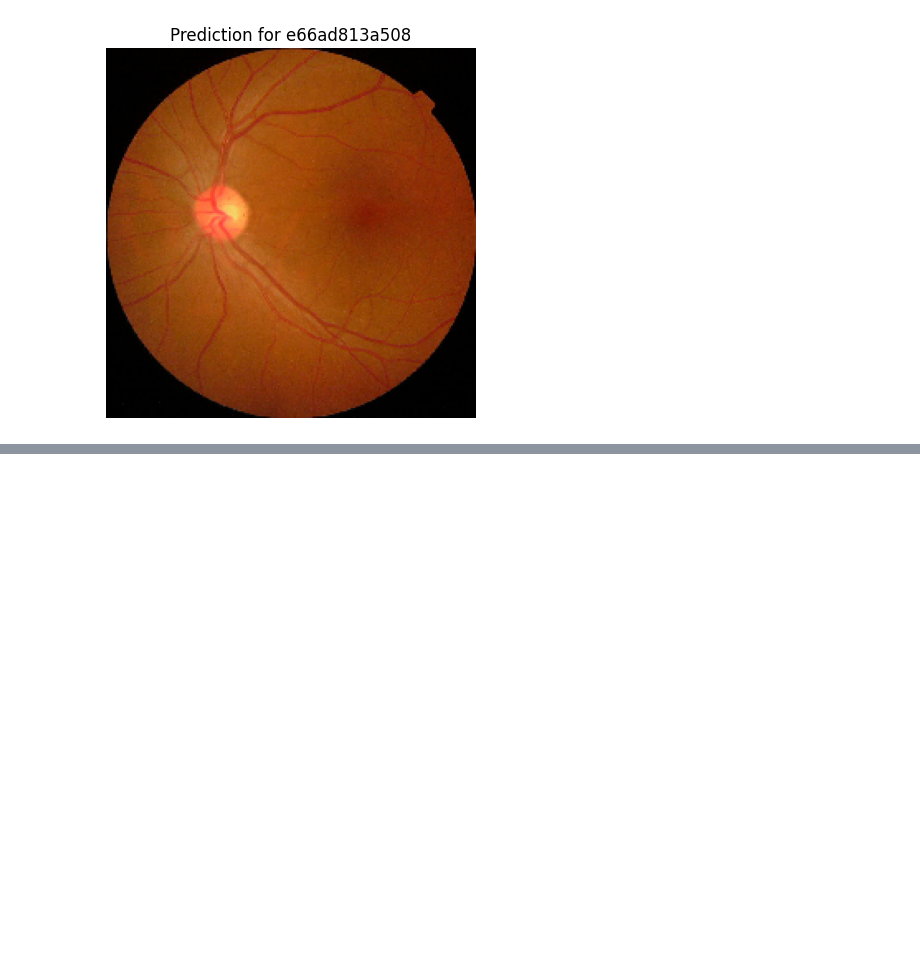
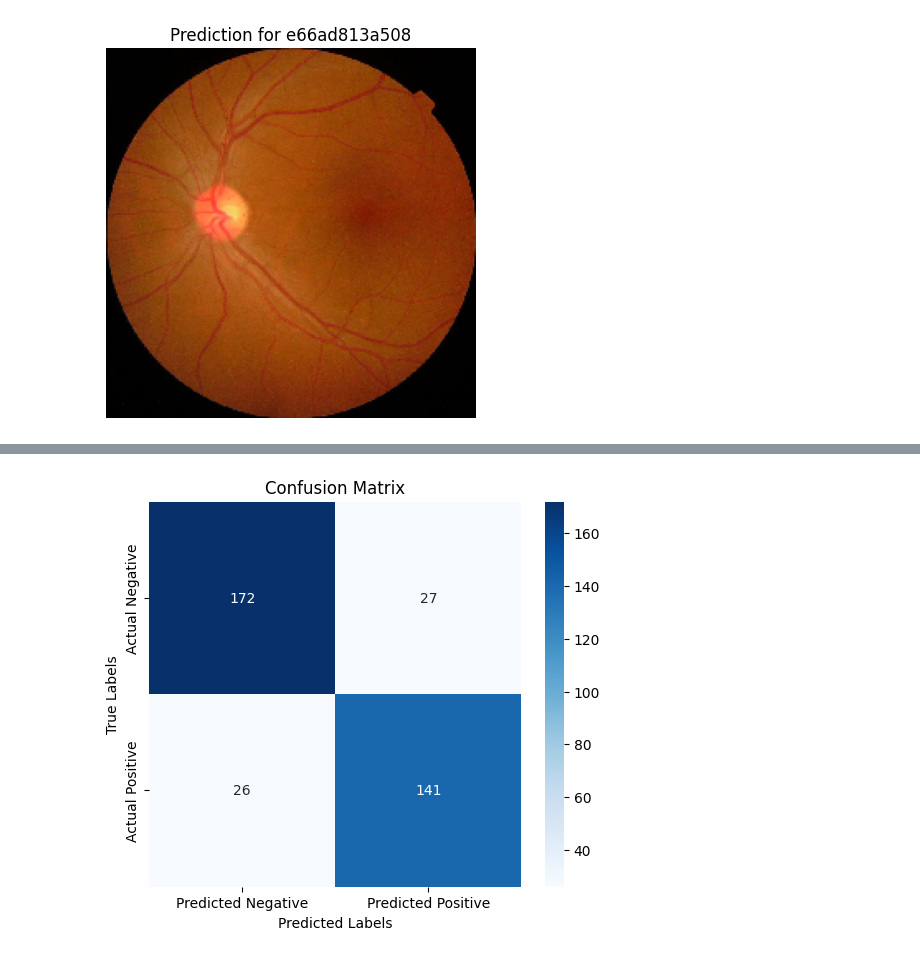
Before and after one commit to Keerthimanambakam/DiabeticRetinopathy, a Jupyter notebook: DR.ipynb, the cells around one changed output, grey strips where cells are left out. Cells and saved outputs as stored; diff of their text form; code cells hidden in the pictures; blank space fills up the shorter version.

```diff
--- a/DR.ipynb
+++ b/DR.ipynb
@@ -555,0 +597,17 @@ Prediction Confidence: 0.55
+# %%
+import seaborn as sns
+import numpy as np
+
+# Confusion matrix data
+confusion_matrix = np.array([[172, 27], [26, 141]])
+
+# Plotting the confusion matrix
+plt.figure(figsize=(6, 5))
+sns.heatmap(confusion_matrix, annot=True, fmt='d', cmap='Blues', xticklabels=['Predicted Negative', 'Predicted Positive'],
+            yticklabels=['Actual Negative', 'Actual Positive'], cbar=True)
+plt.title('Confusion Matrix')
+plt.xlabel('Predicted Labels')
+plt.ylabel('True Labels')
+plt.show()
+# %% [output]
+[figure, added]
```
Also changed, not shown: parts of 3 cells of this notebook.
